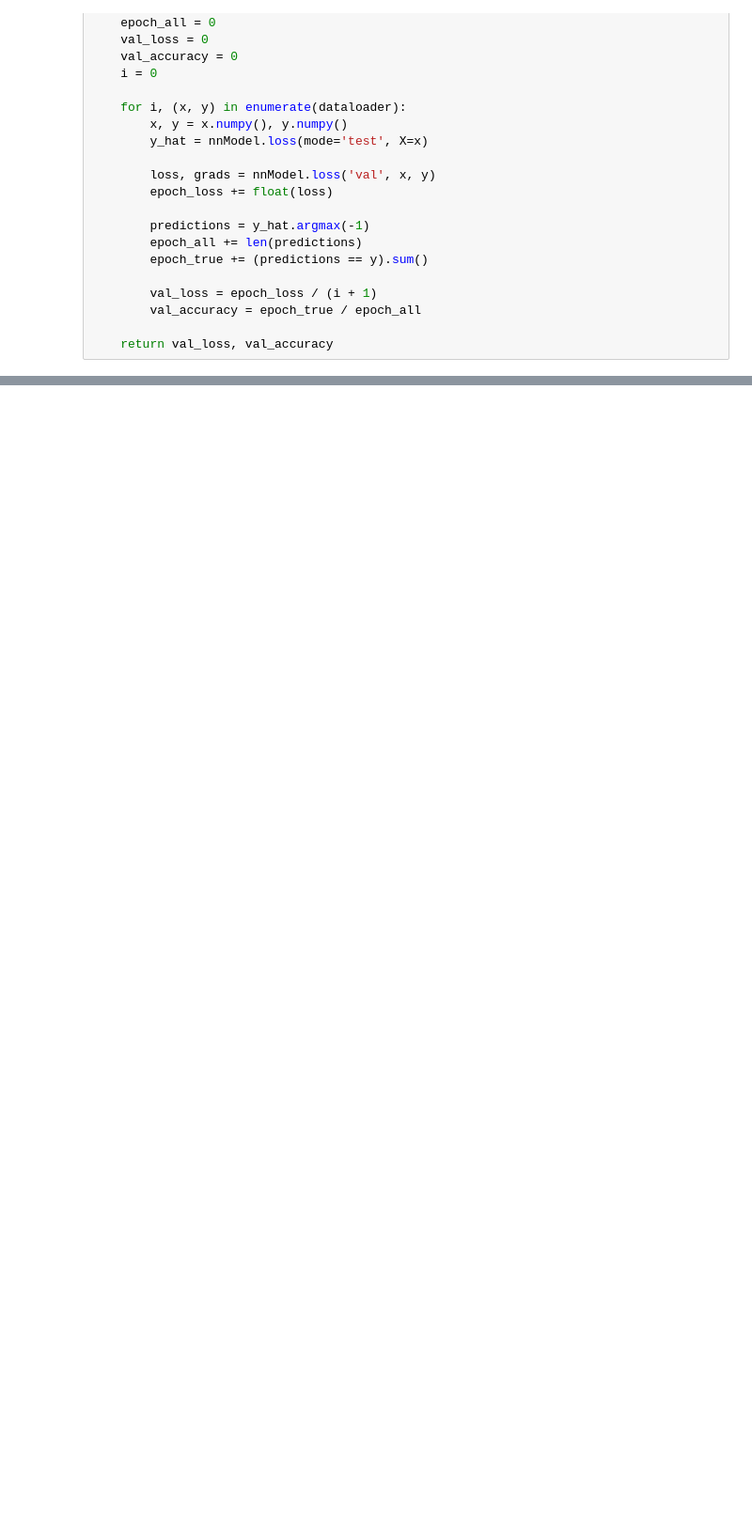
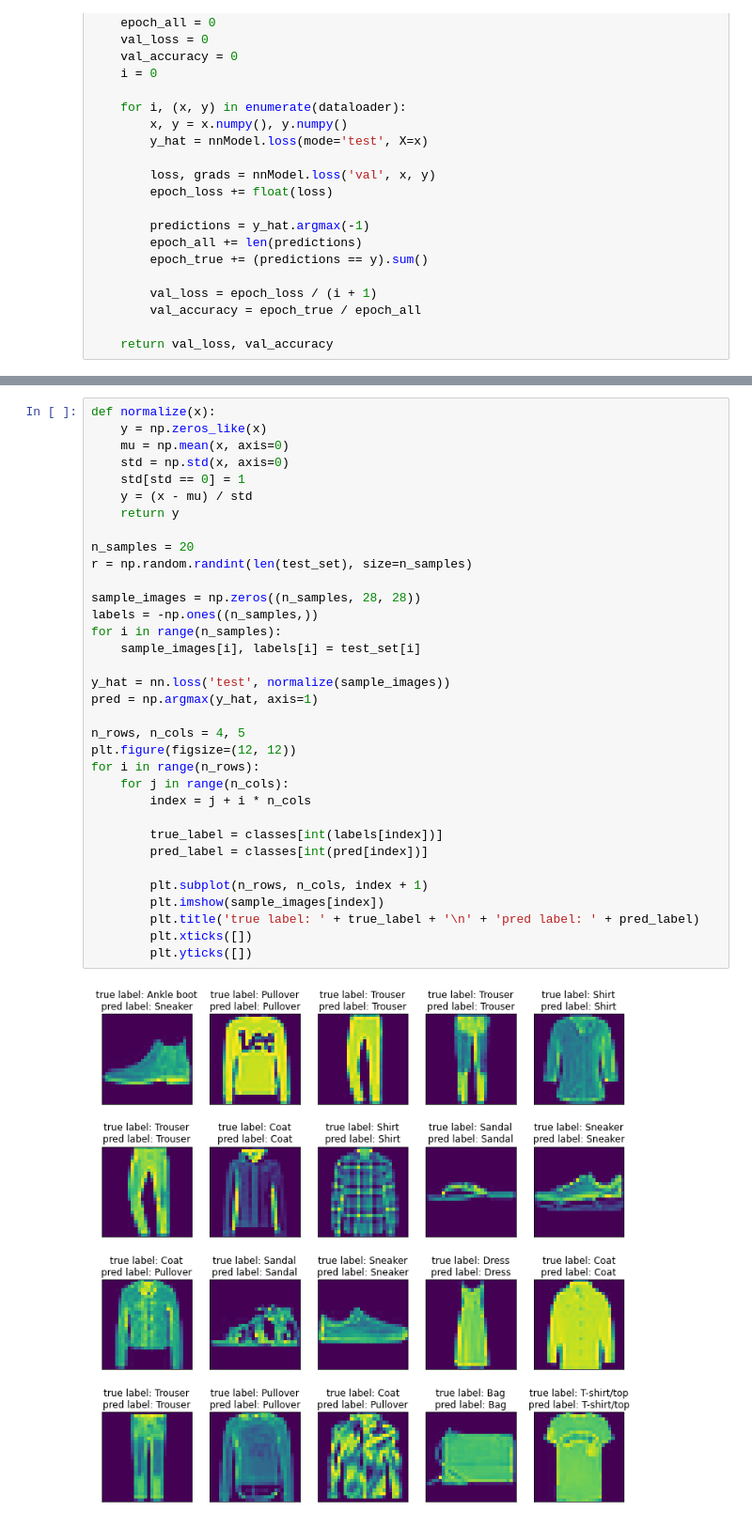
Before and after one commit to alinourian/DeepLearning-Sharif-HWs, a Jupyter notebook: HW02/DL2022_HW2_P1_98102527.ipynb, the cells around one changed output, grey strips where cells are left out. Shown: that part at 94% size. Drawn from its saved outputs; the diff is of its cells as text; blank space fills up the shorter version.

```diff
--- a/HW02/DL2022_HW2_P1_98102527.ipynb
+++ b/HW02/DL2022_HW2_P1_98102527.ipynb
@@ -626,0 +595,36 @@ for col in range(len(classes)):
+# %%
+def normalize(x):
+    y = np.zeros_like(x)
+    mu = np.mean(x, axis=0)
+    std = np.std(x, axis=0)
+    std[std == 0] = 1
+    y = (x - mu) / std
+    return y
+
+n_samples = 20
+r = np.random.randint(len(test_set), size=n_samples)
+
+sample_images = np.zeros((n_samples, 28, 28))
+labels = -np.ones((n_samples,))
+for i in range(n_samples):
+    sample_images[i], labels[i] = test_set[i]
+
+y_hat = nn.loss('test', normalize(sample_images))
+pred = np.argmax(y_hat, axis=1)
+
+n_rows, n_cols = 4, 5
+plt.figure(figsize=(12, 12))
+for i in range(n_rows):
+    for j in range(n_cols):
+        index = j + i * n_cols
+
+        true_label = classes[int(labels[index])]
+        pred_label = classes[int(pred[index])]
+
+        plt.subplot(n_rows, n_cols, index + 1)
+        plt.imshow(sample_images[index])
+        plt.title('true label: ' + true_label + '\n' + 'pred label: ' + pred_label)
+        plt.xticks([])
+        plt.yticks([])
+# %% [output]
+[figure, added]
```
Also changed, not shown: parts of 9 cells of this notebook.
